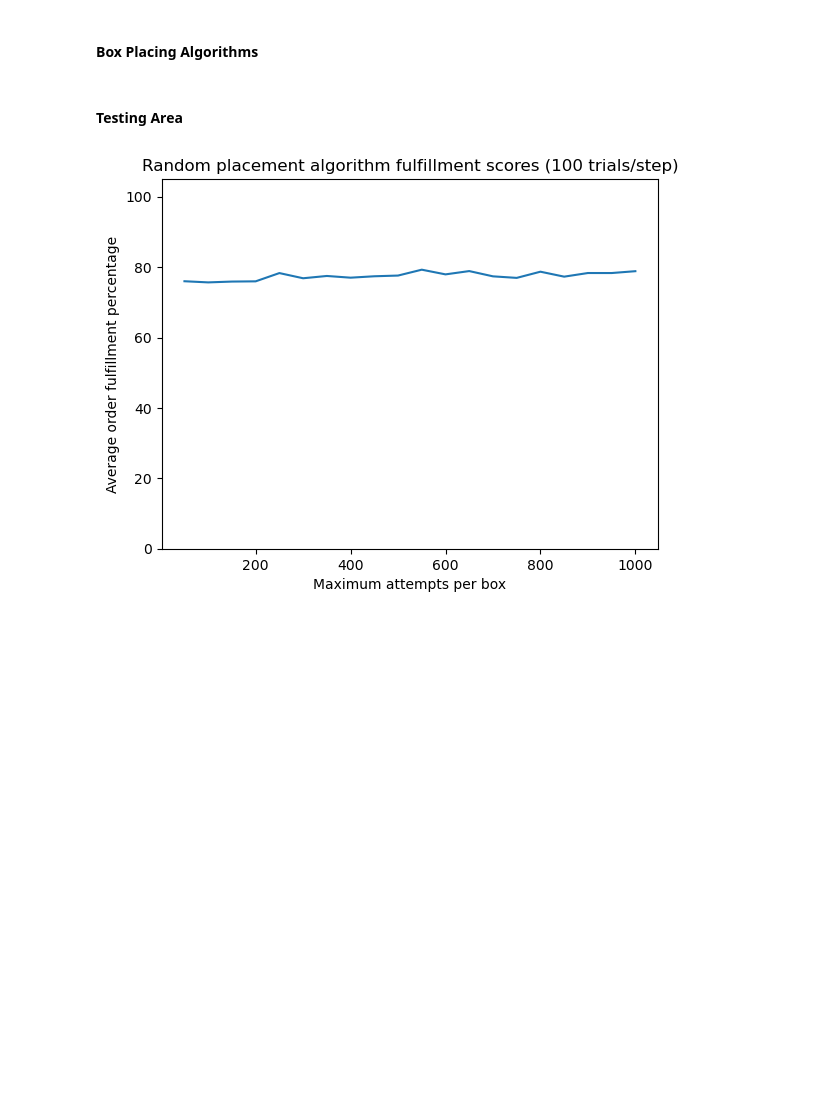
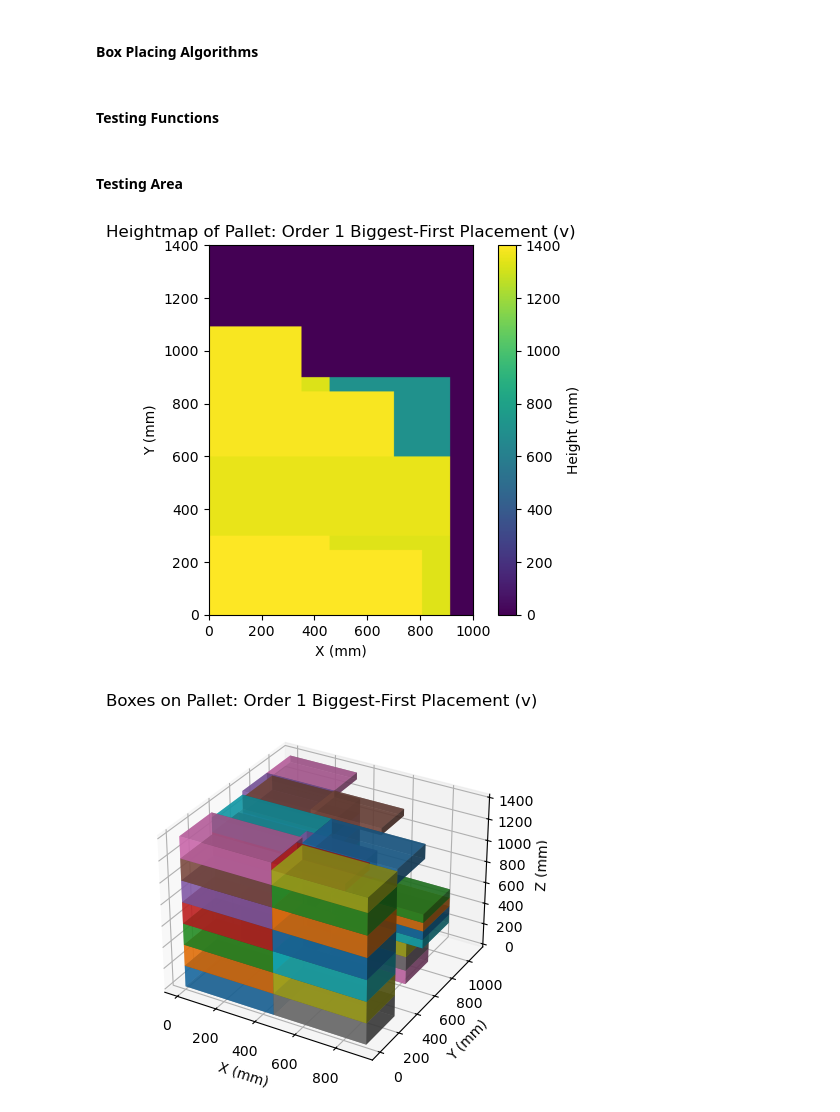
Before and after one commit to xXxCodeSlayerxXx/thesis, a Jupyter notebook: boxoptimizer.ipynb, the cells around one changed output. Saved outputs shown, nothing was run; the diff lists cells and outputs as text; code cells hidden in the pictures; blank space fills up the shorter version.

Commit message:
added random performance visualizer and clarity tweaks

```diff
--- a/boxoptimizer.ipynb
+++ b/boxoptimizer.ipynb
@@ -235,7 +185,7 @@ def place_random_boxes(pallet, num_boxes, box_size_range):
         # Attempt to place the box on the pallet
         pallet.place_box((dx, dy, dz), x, y)
 
-def place_order_random(pallet, box_list, max_attempts):                          # Place boxes from a given box list randomly on the pallet
+def place_box_list_random(pallet, box_list, max_attempts):                          # Place boxes from a given box list randomly on the pallet
     for boxid in box_list:
         # Get box dimensions
         dx, dy, dz, _, _ = get_box_properties_from_id(boxid)
@@ -251,3 +201,31 @@ def place_order_random(pallet, box_list, max_attempts):
             # Attempt to place the box on the pallet
             placed = pallet.place_box((dx, dy, dz), x, y)
             attempts += 1
+
+def place_box_list_biggest_first(pallet, box_list, criterion="v"):               # Baseline (naive) algorithm: place boxes from a box list on the pallet, biggest boxes (by criterion x, y, z, a, or v) first, with lowest x (then y) values possible
+    # Sort the box list by size (largest to smallest)
+    sorted_box_list = sort_box_list_by_size(box_list, criterion=criterion, invert=False)
+
+    for boxid in sorted_box_list:
+        # Get box dimensions
+        dx, dy, dz, _, _ = get_box_properties_from_id(boxid)
+
+        placed = False
+        attempts = 0
+        current_x = 0
+        current_y = 0
+
+        # Try to place box at lowest (x, y) available, but stop trying after checking all positions
+        while not placed and attempts < pallet.size_x * pallet.size_y:
+            # Attempt to place the box at the current (x, y) position
+            placed = pallet.place_box((dx, dy, dz), current_x, current_y)
+
+            # Update (x, y) position for next attempt
+            current_x += 1
+            if current_x + dx > pallet.size_x:
+                current_x = 0
+                current_y += 1
+
+        attempts += 1
+# %% [markdown]
+#### Testing Functions
@@ -256,26 +284,36 @@ def place_order_random(pallet, box_list, max_attempts):
 # %%
 # boxid = 1
 # x, y, z, a, v = get_box_properties_from_id(boxid)
 # print(f"Sizes of box {boxid}: X = {x}, Y = {y}, Z = {z}, A = {a}, V = {v}")
 
 # orderid = 1
 # box_list = get_box_list_from_order(orderid)
 # criterion = "volume"
 # print(f"Box list for order {orderid}: {box_list}")
 # print(f"Same list sorted by box {criterion}: {sort_order_by_size(box_list)}")
 
 # first = Pallet()
 # place_boxes_random(first, num_boxes=100, box_size_range=(100, 400))
 # first.visualize_heightmap("Random")
 # first.visualize_boxes("Random")
 
 # second = Pallet()
 # orderid = 1
 # box_list = get_box_list_from_order(orderid)
 # place_order_random(second, box_list, max_attempts=100)
 # second.visualize_heightmap(f"Order {orderid} Random Placement")
 # second.visualize_boxes(f"Order {orderid} Random Placement")
 
-plot_random_performance(100, 1000, 50)
+# plot_random_performance(100, 1000, 50)
+
+pallet = Pallet()
+orderid = 1
+criterion = "v"
+box_list = get_box_list_from_order(orderid)
+place_box_list_biggest_first(pallet, box_list, criterion=criterion)
+pallet.visualize_heightmap(f"Order {orderid} Biggest-First Placement ({criterion})")
+pallet.visualize_boxes(f"Order {orderid} Biggest-First Placement ({criterion})")
+print(check_box_list_fullfillment(pallet, box_list))
 # %% [output]
-[figure, old version]
+[figure, new version]
+[figure, added]
```
Also changed, not shown: parts of 3 cells of this notebook.
